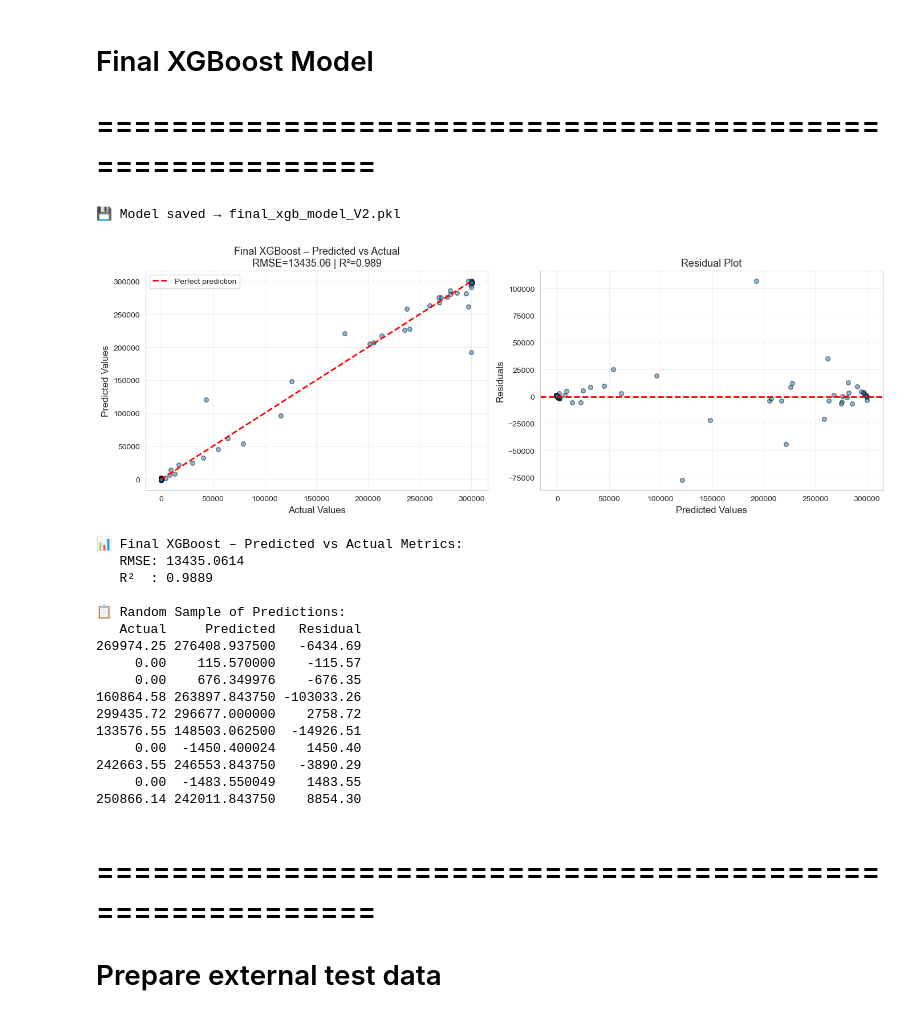
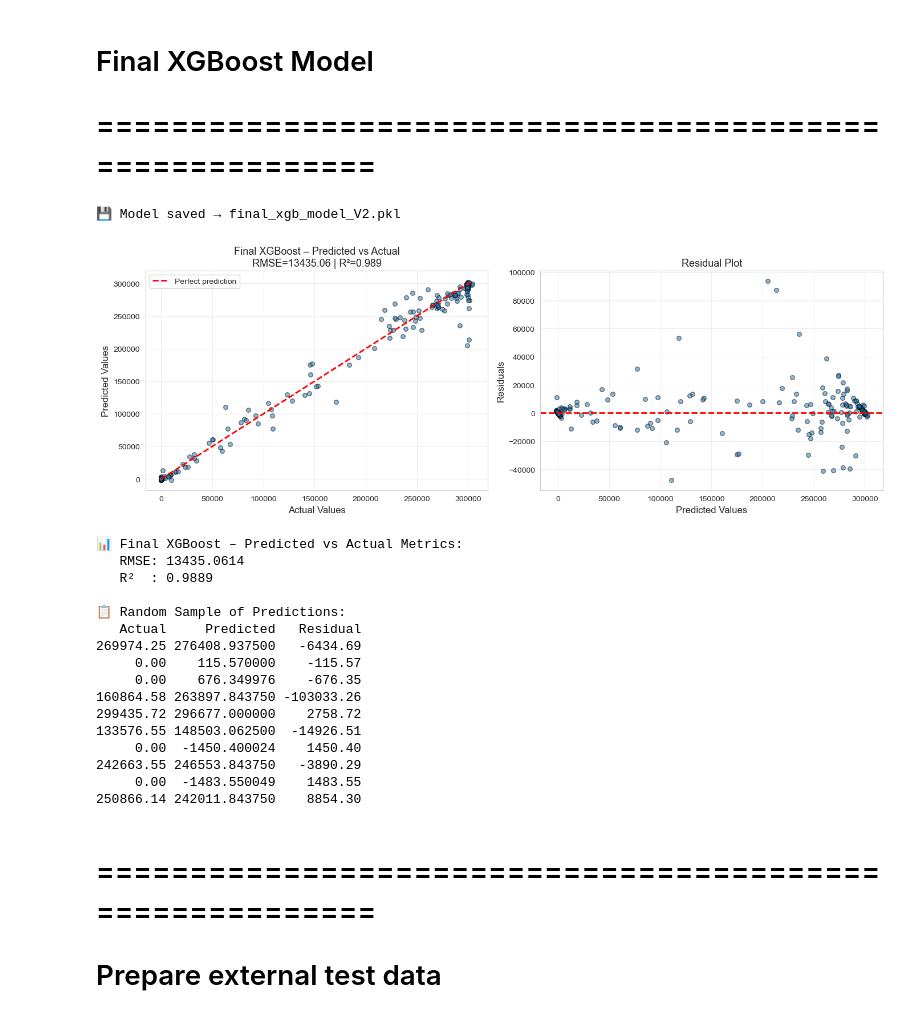
Before and after one commit to AI-UNIT-IT-KKU/solar-predictor, a Jupyter notebook: Notebooks/solar_power_prediction-V2.ipynb, the cells around one changed output. Drawn from its saved outputs; the diff is of its cells as text; code cells hidden in the pictures.

```diff
--- a/Notebooks/solar_power_prediction-V2.ipynb
+++ b/Notebooks/solar_power_prediction-V2.ipynb
@@ -398,18 +398,18 @@ for season in combined['Season'].unique():
 # %%
 final_xgb = grids["XGBoost"].best_estimator_
 save_model(final_xgb, "final_xgb_model_V2.pkl")
 
 # Training Performance (clean output only)
 plot_predictions_vs_actual(
     final_xgb,
     X,
     y,
     "Final XGBoost – Predicted vs Actual",
-    sample_size=100
+    sample_size=300
 )
 # %% [output]
 💾 Model saved → final_xgb_model_V2.pkl
-[figure, old version]
+[figure, new version]
 📊 Final XGBoost – Predicted vs Actual Metrics:
    RMSE: 13435.0614
    R²  : 0.9889
```
Also changed, not shown: parts of 2 cells of this notebook.
